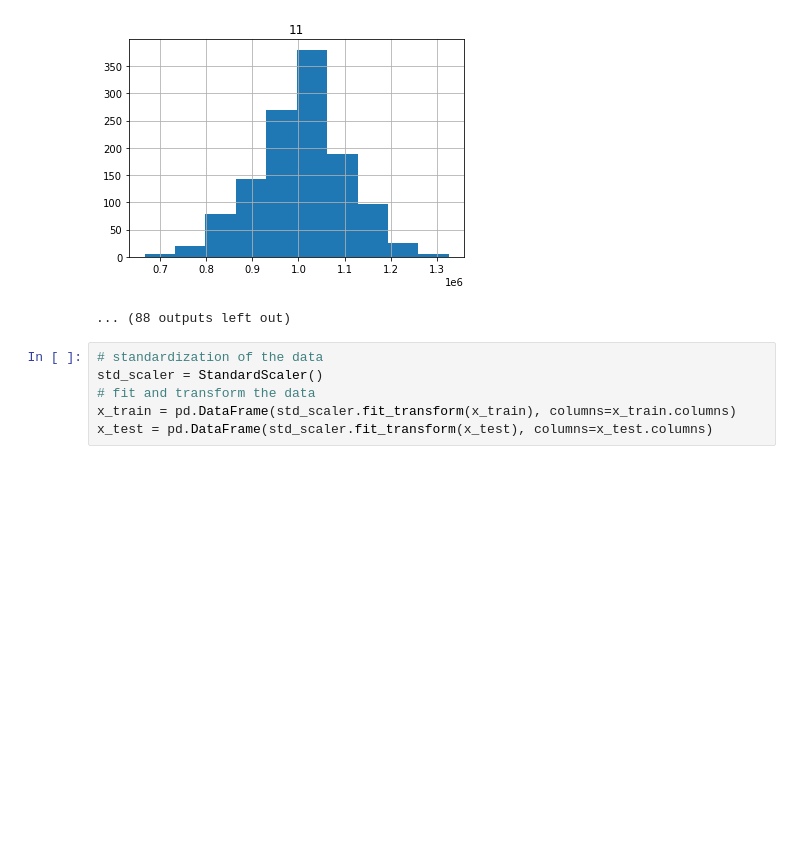
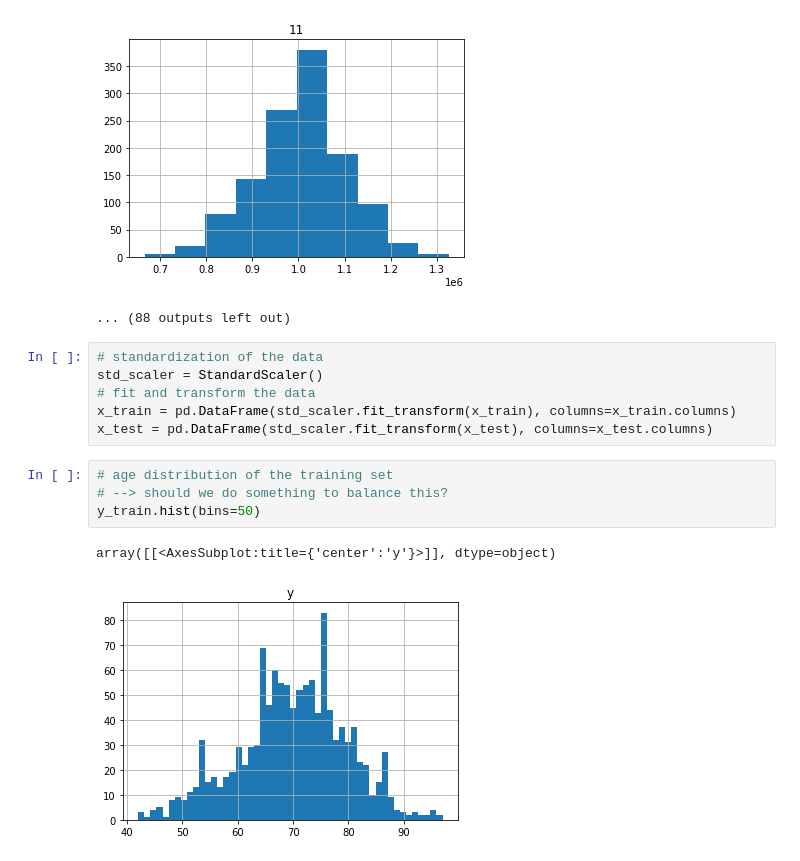
Before and after one commit to tim99fn/aml, a Jupyter notebook: data_inspection.ipynb, the cells around one changed output. Saved outputs shown, nothing was run; the diff lists cells and outputs as text; blank space fills up the shorter version.

Commit message:
added distribution of age

```diff
--- a/data_inspection.ipynb
+++ b/data_inspection.ipynb
@@ -78,3 +78,10 @@ std_scaler = StandardScaler()
 # fit and transform the data
 x_train = pd.DataFrame(std_scaler.fit_transform(x_train), columns=x_train.columns)
 x_test = pd.DataFrame(std_scaler.fit_transform(x_test), columns=x_test.columns)
+# %%
+# age distribution of the training set
+# --> should we do something to balance this?
+y_train.hist(bins=50)
+# %% [output]
+array([[<AxesSubplot:title={'center':'y'}>]], dtype=object)
+[figure, added]
```
